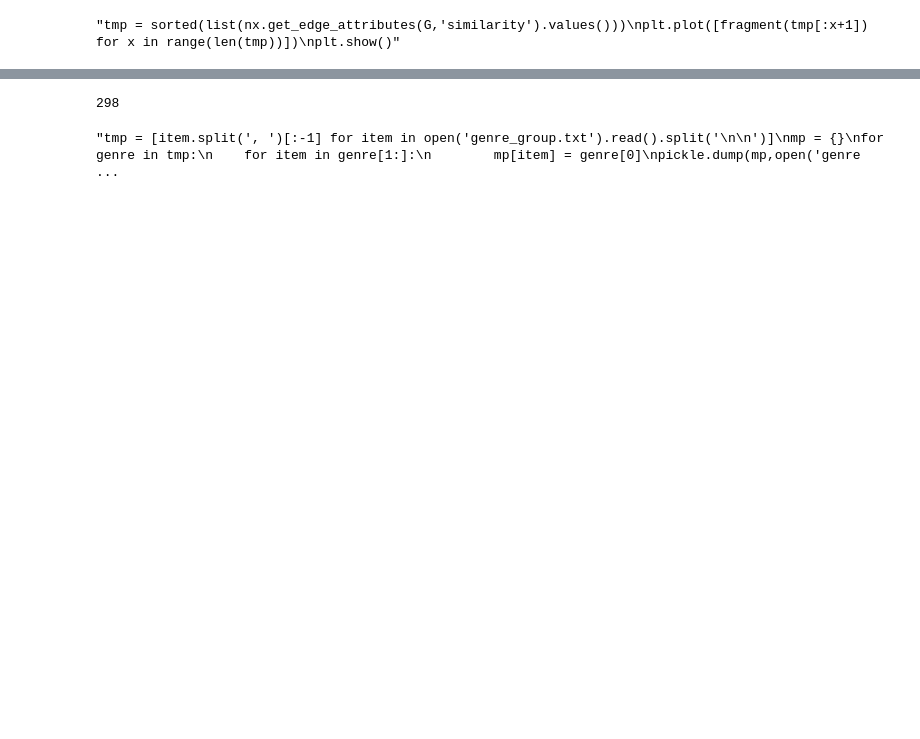
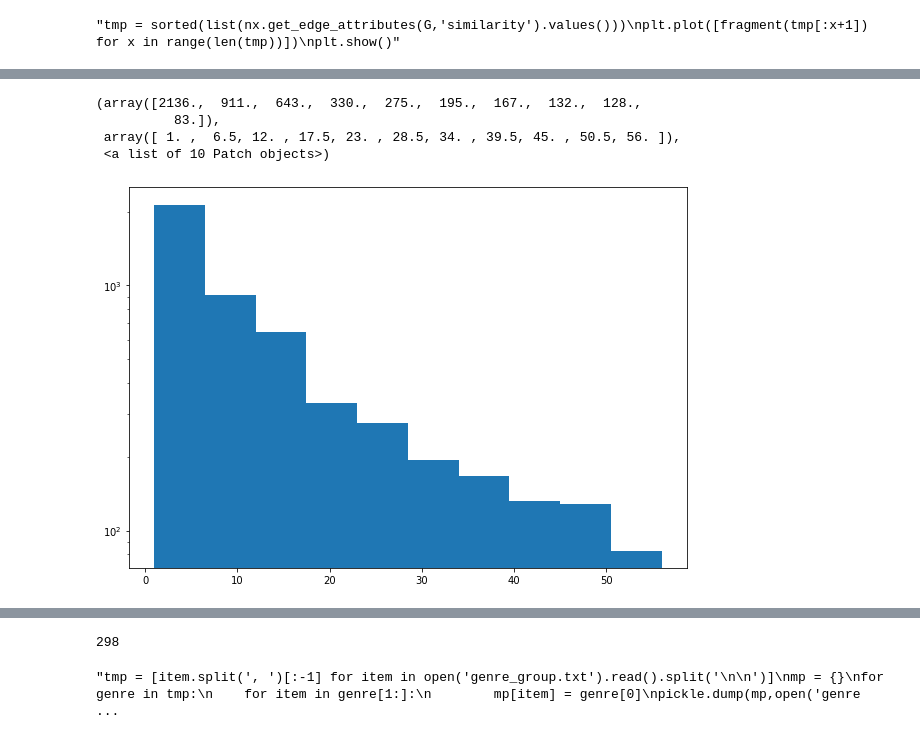
Before and after one commit to jzh001/Social-Network-Structure-in-Common-Interest-Communities, a Jupyter notebook: Network of Genres.ipynb, the cells around one changed output, grey strips where cells are left out. Cells and saved outputs as stored; diff of their text form; code cells hidden in the pictures; blank space fills up the shorter version.

```diff
--- a/Network of Genres.ipynb
+++ b/Network of Genres.ipynb
@@ -183,0 +150,8 @@ for u,v in G2.edges:
+# %%
+plt.hist(sorted(list(nx.get_edge_attributes(Core,'weight').values()))[:5000], log = True)
+# %% [output]
+(array([2136.,  911.,  643.,  330.,  275.,  195.,  167.,  132.,  128.,
+          83.]),
+ array([ 1. ,  6.5, 12. , 17.5, 23. , 28.5, 34. , 39.5, 45. , 50.5, 56. ]),
+ <a list of 10 Patch objects>)
+[figure, added]
```
Also changed, not shown: parts of 40 cells of this notebook.
